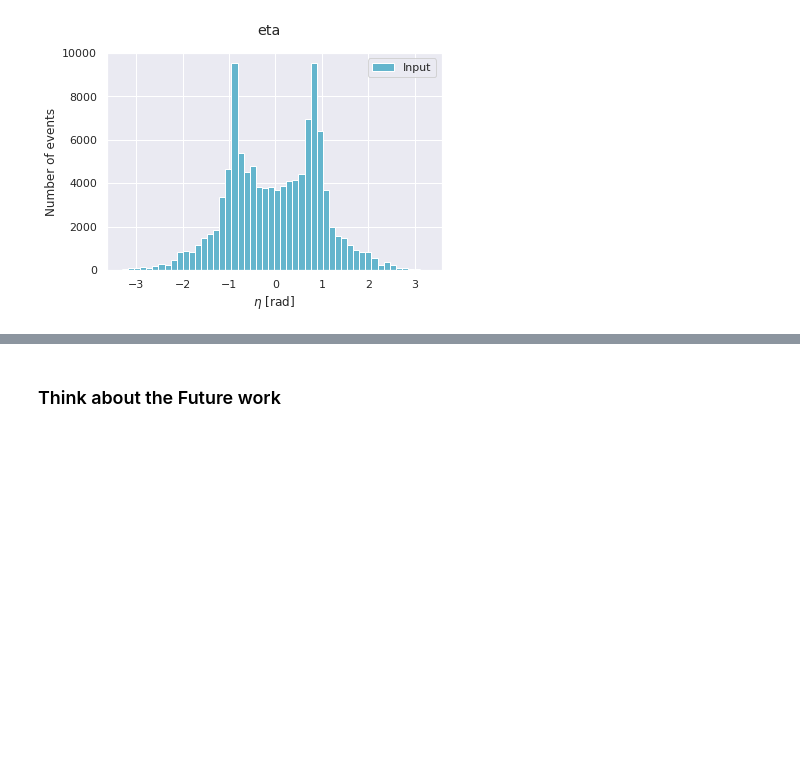
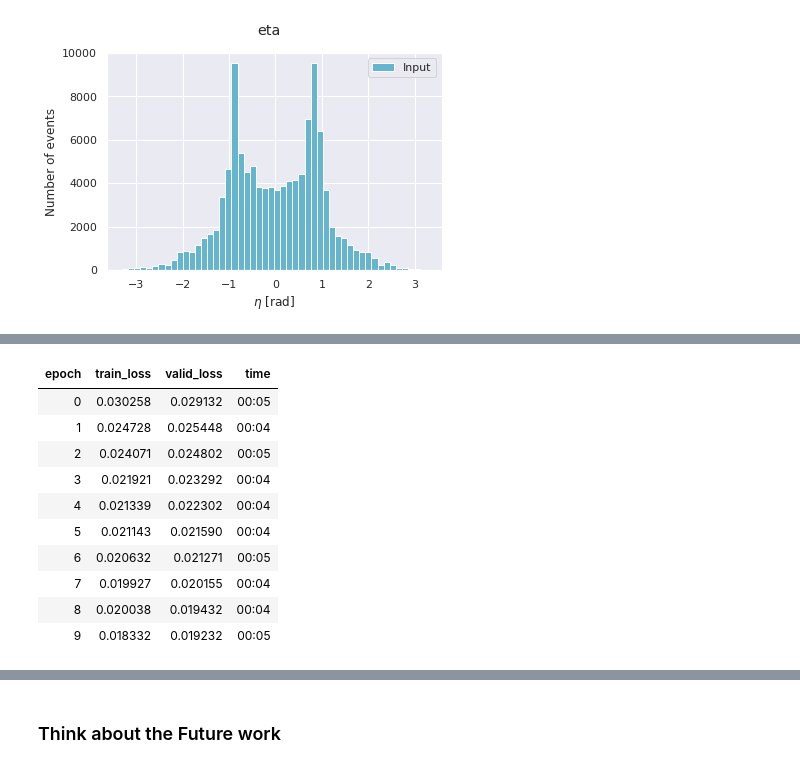
Before and after one commit to ATLAS-Autoencoders-GSoC-2020-Closed/gsoc-assignment-prabh27, a Jupyter notebook: autoencoder_4D.ipynb, the cells around one changed output, grey strips where cells are left out. Saved outputs shown, nothing was run; the diff lists cells and outputs as text; code cells hidden in the pictures; blank space fills up the shorter version.

```diff
--- a/autoencoder_4D.ipynb
+++ b/autoencoder_4D.ipynb
@@ -190,0 +307,15 @@ for i in np.arange(4):
+# %%
+lr = 3e-4
+learn.fit(10, lr=lr, wd=wd)
+# %% [output]
+| epoch | train_loss | valid_loss | time |
+| 0 | 0.030258 | 0.029132 | 00:05 |
+| 1 | 0.024728 | 0.025448 | 00:04 |
+| 2 | 0.024071 | 0.024802 | 00:05 |
+| 3 | 0.021921 | 0.023292 | 00:04 |
+| 4 | 0.021339 | 0.022302 | 00:04 |
+| 5 | 0.021143 | 0.021590 | 00:04 |
+| 6 | 0.020632 | 0.021271 | 00:05 |
+| 7 | 0.019927 | 0.020155 | 00:04 |
+| 8 | 0.020038 | 0.019432 | 00:04 |
+| 9 | 0.018332 | 0.019232 | 00:05 |
```
Also changed, not shown: parts of 58 cells of this notebook, 2 other files.
